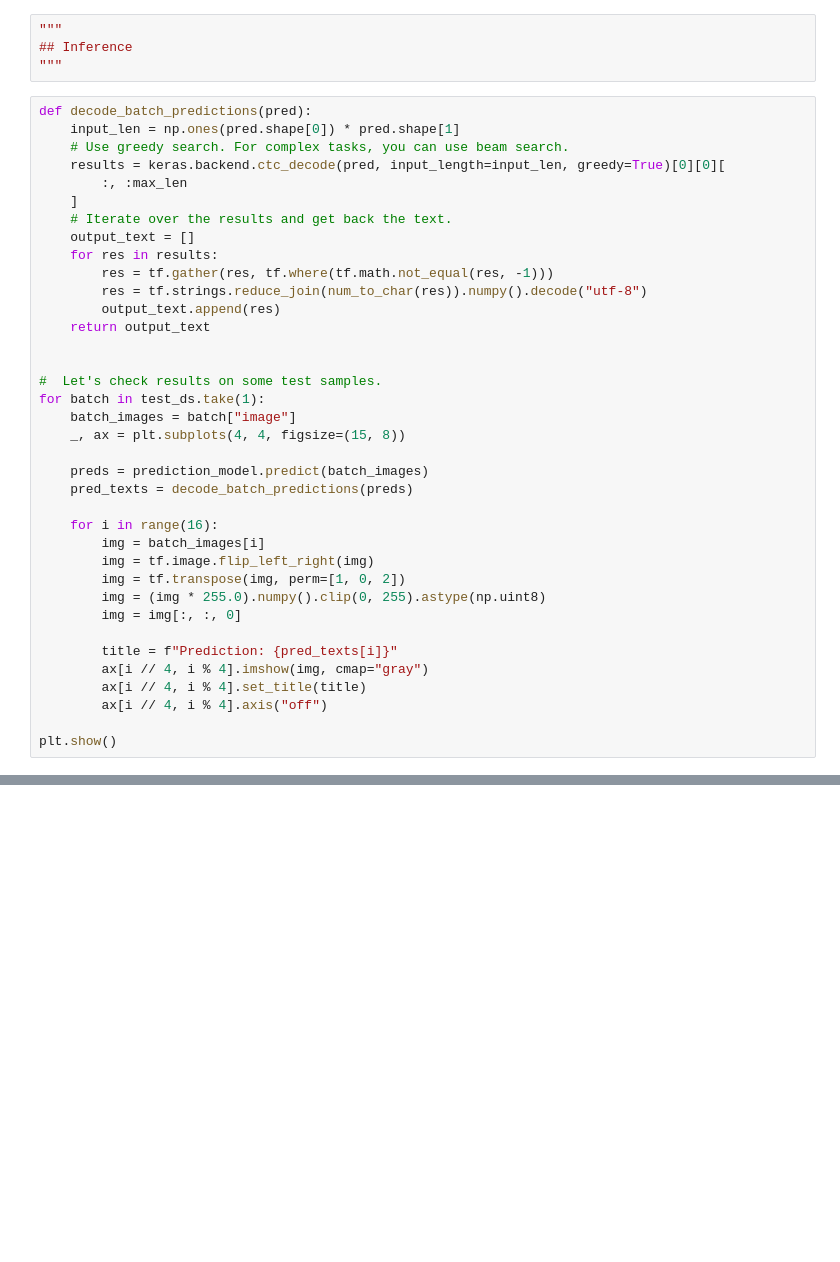
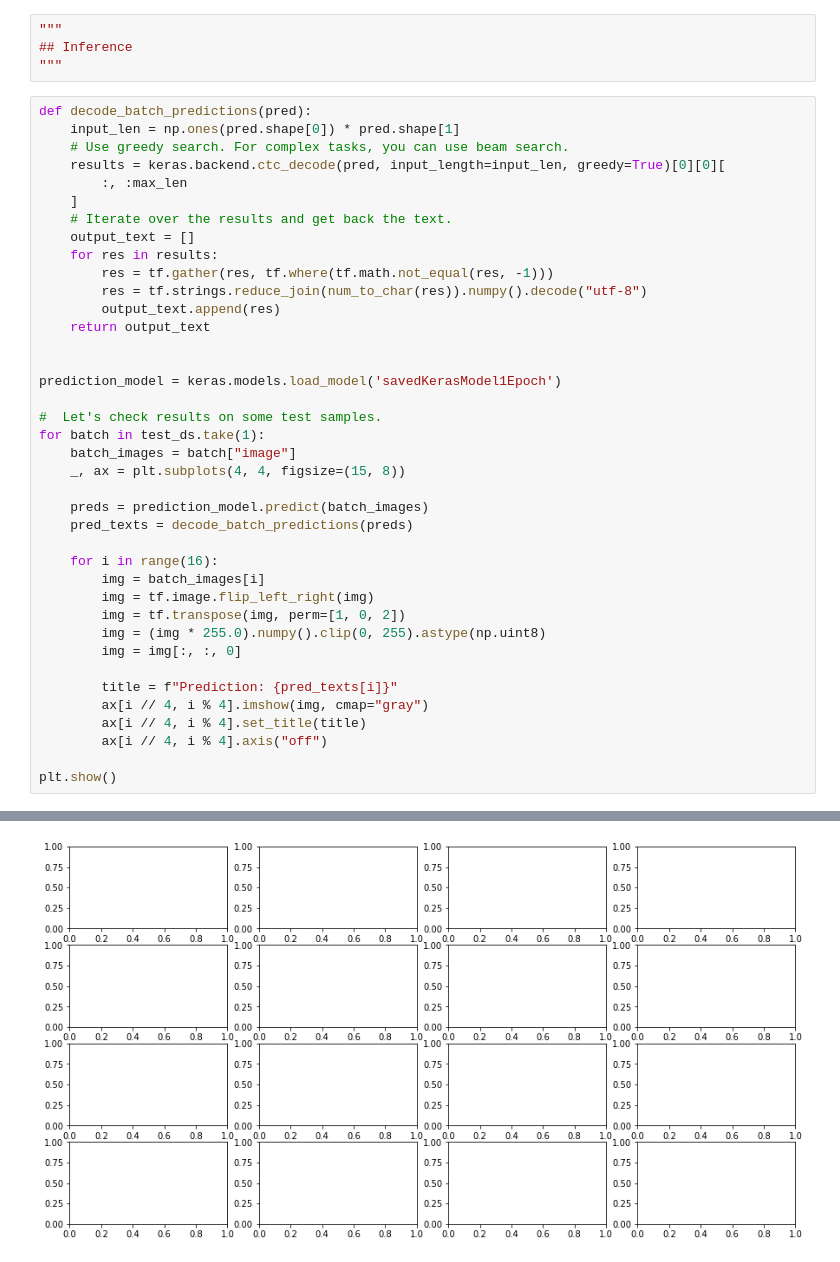
Before and after one commit to Michael-dot-byte/AiOnRaspi, a Jupyter notebook: kerasHandwriting/handwirtingKeras.ipynb, the cells around one changed output, grey strips where cells are left out. Drawn from its saved outputs; the diff is of its cells as text; blank space fills up the shorter version.

Commit message:
broken handwriting models in various stages

```diff
--- a/kerasHandwriting/handwirtingKeras.ipynb
+++ b/kerasHandwriting/handwirtingKeras.ipynb
@@ -476,6 +540,8 @@ def decode_batch_predictions(pred):
         output_text.append(res)
     return output_text
 
+
+prediction_model = keras.models.load_model('savedKerasModel1Epoch')
 
 #  Let's check results on some test samples.
 for batch in test_ds.take(1):
@@ -498,3 +564,4 @@ for batch in test_ds.take(1):
         ax[i // 4, i % 4].axis("off")
 
 plt.show()
+# %% [output]
@@ -501,3 +573,4 @@ plt.show()
+[figure, added]
 # %%
 import tensorflow as tf
 
```
Also changed, not shown: parts of 9 cells of this notebook, 17 other files.
